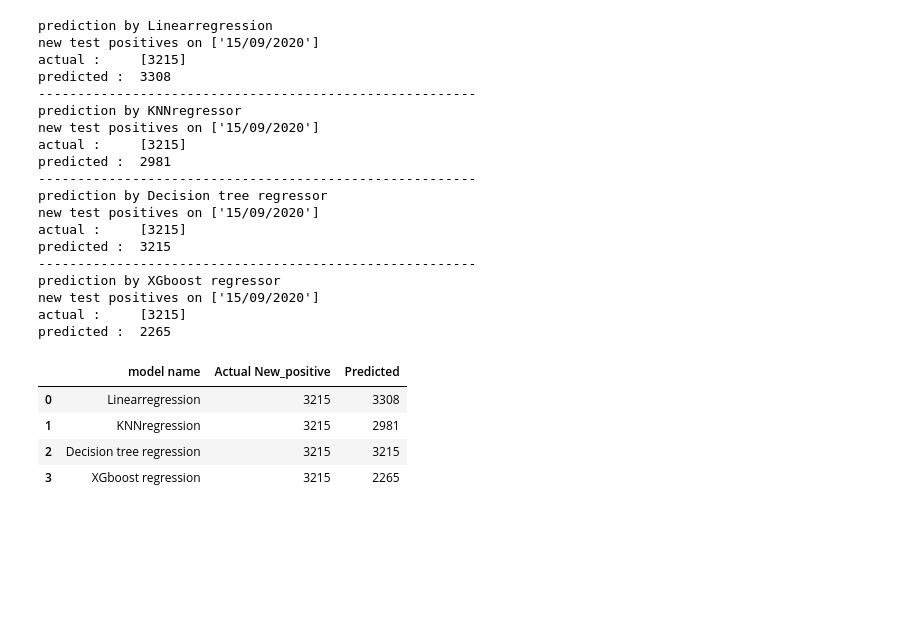
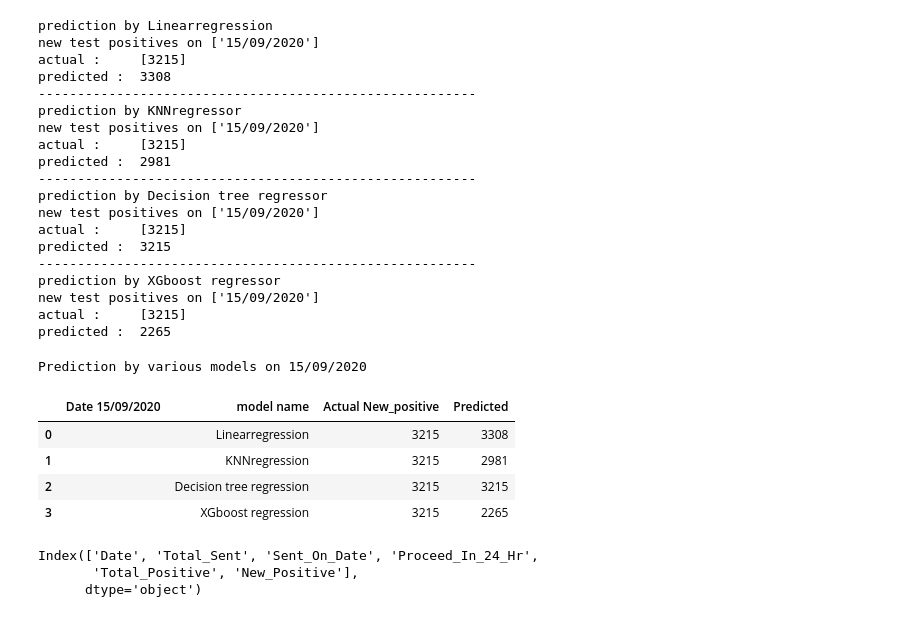
Before and after one commit to shaheennamboori/CovidData_From_Aug04, a Jupyter notebook: Analysis_Test_Results/Analysis_Test_Results_with_Prediction.ipynb, the cells around one changed output. Cells and saved outputs as stored; diff of their text form; code cells hidden in the pictures; blank space fills up the shorter version.

Commit message:
added datas statewise districtwise 16/09/2020

```diff
--- a/Analysis_Test_Results/Analysis_Test_Results_with_Prediction.ipynb
+++ b/Analysis_Test_Results/Analysis_Test_Results_with_Prediction.ipynb
@@ -684,13 +685,4 @@ new test positives on ['15/09/2020']
 actual :     [3215]
 predicted :  2265
 # %%
-data = {'model name':modeld,'Actual New_positive':actuald,'Predicted':predictedd}
+data = {'Date {0}'.format(date):'','model name':modeld,'Actual New_positive':actuald,'Predicted':predictedd}
-# %%
-report_df = pd.DataFrame(data)
-report_df
-# %% [output]
-|  | model name | Actual New_positive | Predicted |
-| 0 | Linearregression | 3215 | 3308 |
-| 1 | KNNregression | 3215 | 2981 |
-| 2 | Decision tree regression | 3215 | 3215 |
-| 3 | XGboost regression | 3215 | 2265 |
@@ -702,0 +689,13 @@ report_df
+# %%
+report_df = pd.DataFrame(data)
+date = str(np.array(test_report['Date'].tail(1)))
+date = date.replace('[\'',' ')
+date = date.replace('\']',' ')
+report_df.style.set_caption('Prediction by various models on {0}'.format(date))
+# %% [output]
+Prediction by various models on 15/09/2020
+|  | Date 15/09/2020 | model name | Actual New_positive | Predicted |
+| 0 |  | Linearregression | 3215 | 3308 |
+| 1 |  | KNNregression | 3215 | 2981 |
+| 2 |  | Decision tree regression | 3215 | 3215 |
+| 3 |  | XGboost regression | 3215 | 2265 |
@@ -703,3 +713,9 @@ report_df
+# %%
+test_report.columns
+# %% [output]
+Index(['Date', 'Total_Sent', 'Sent_On_Date', 'Proceed_In_24_Hr',
+       'Total_Positive', 'New_Positive'],
+      dtype='object')
 # %%
 # total_snt = int(test_report['Total_Sent'].tail(1).values)
 # total_snt
```
Also changed, not shown: parts of 11 cells of this notebook, 23 other files.
